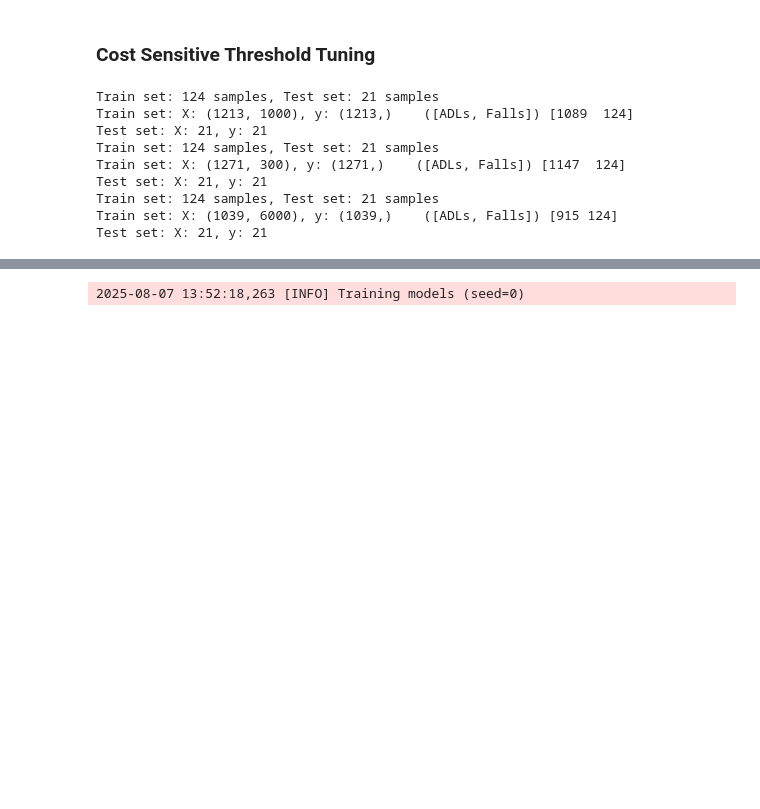
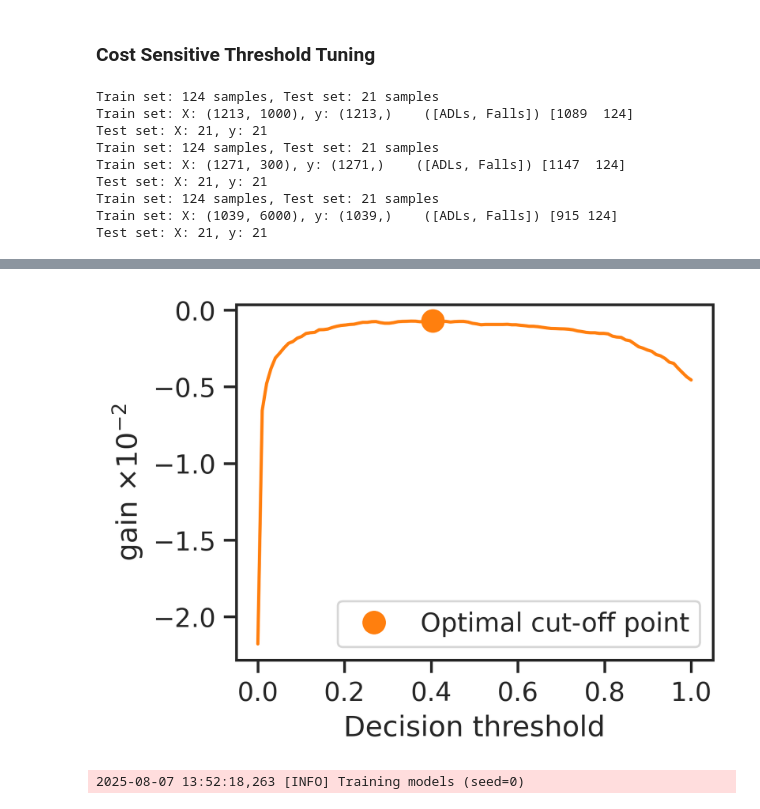
Before and after one commit to mlgig/fallstream, a Jupyter notebook: evaluation.ipynb, the cells around one changed output, grey strips where cells are left out. Cells and saved outputs as stored; diff of their text form; code cells hidden in the pictures; blank space fills up the shorter version.

Commit message:
generate threshold curve

```diff
--- a/evaluation.ipynb
+++ b/evaluation.ipynb
@@ -354,10 +354,12 @@ Running models for window size 10 seconds, tuning with fn_factor=2
 # %%
-from scripts.plotting import plot_precision_recall_roc
-untuned_model = joblib.load(CACHE / "QUANT_base.joblib")
+from scripts.plotting import plot_threshold_curve
 tuned_model = joblib.load(CACHE / "QUANT_tuned.joblib")
-cv_results = pd.read_csv(CACHE / "cv_results_QUANT.csv")
-
-plot_precision_recall_roc(untuned_model, tuned_model, X_te, y_te, cv_results)
+plot_threshold_curve(
+    tuned_model,
+    save_path=FIG_DIR / "quant_thresh.pdf"
+)
+# %% [output]
+[figure, added]
 # %%
 from scripts.model_runner import run_models
 
```
Also changed, not shown: parts of 3 cells of this notebook, 11 other files.
